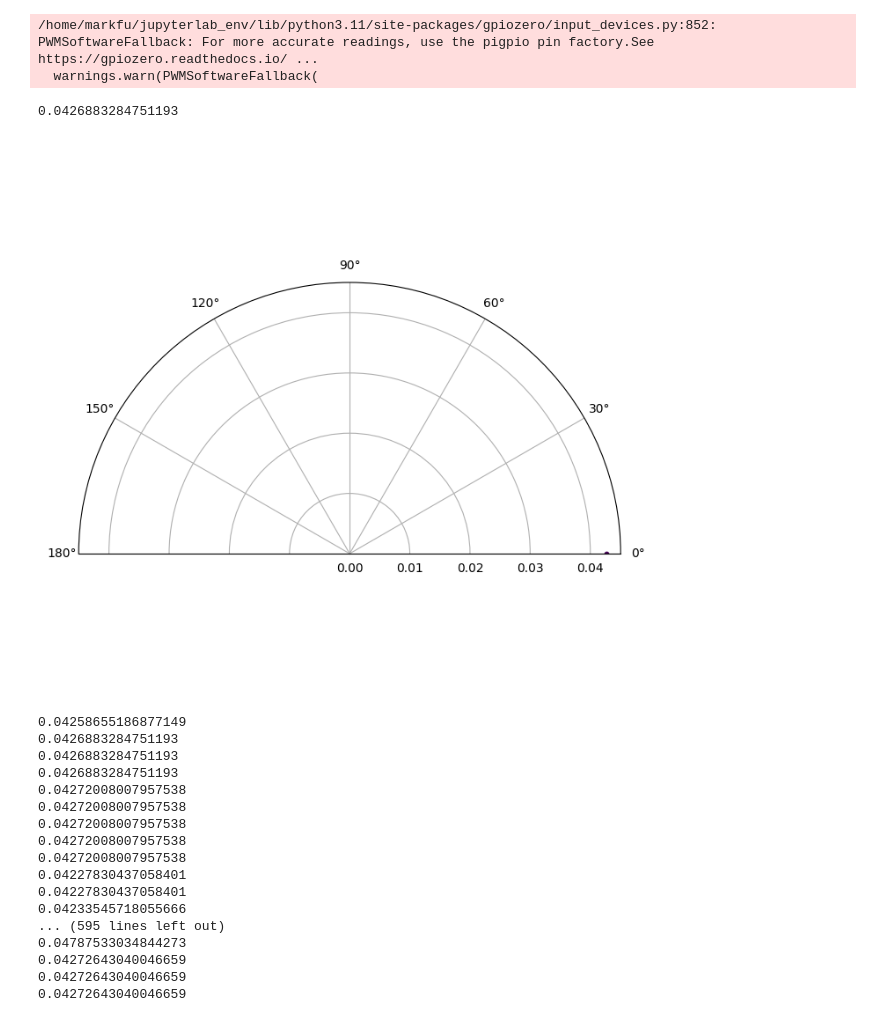
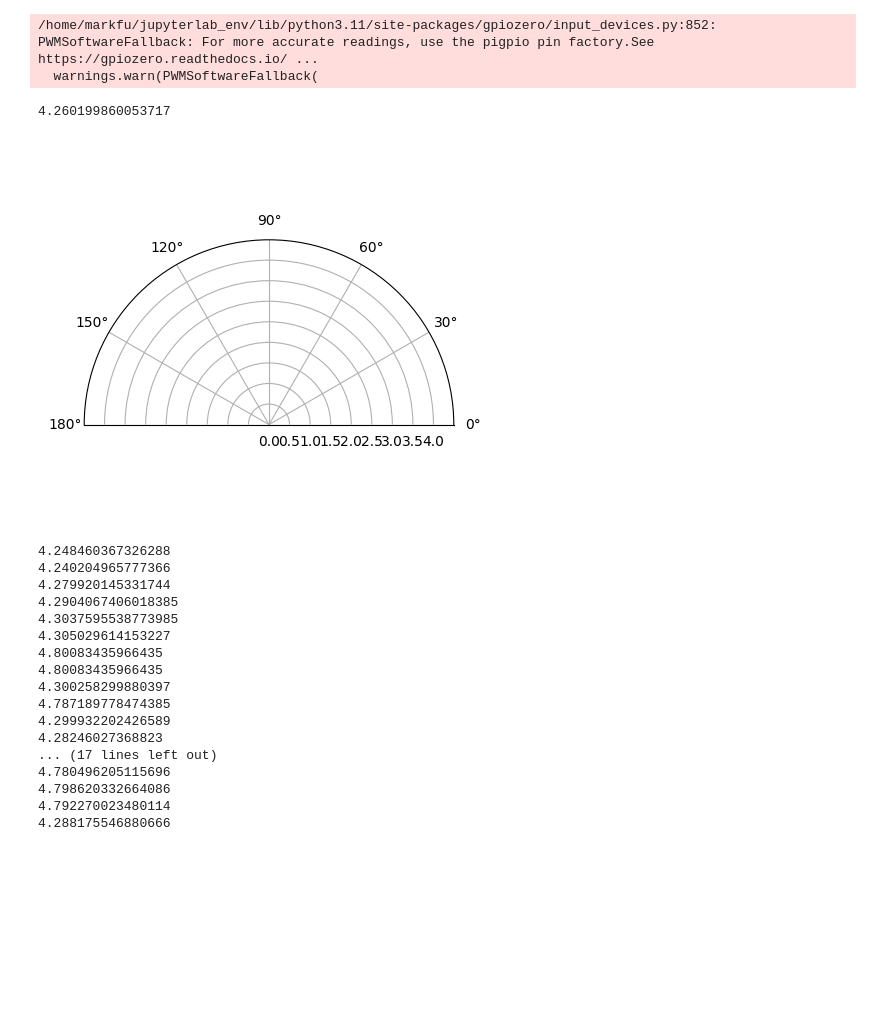
Before and after one commit to Morkedz/Rotary-Ultrasonic-Radar, a Jupyter notebook: Kernel_Test/radar_test1.ipynb, the cells around one changed output. Cells and saved outputs as stored; diff of their text form; code cells hidden in the pictures; blank space fills up the shorter version.

```diff
--- a/Kernel_Test/radar_test1.ipynb
+++ b/Kernel_Test/radar_test1.ipynb
@@ -23,62 +23,65 @@ distances = []
 def live_radar():
     global angles, distances
     plt.ion()
-    fig = plt.figure(figsize=(8, 8))
-    ax = fig.add_subplot(111, projection='polar')
+    ax = plt.subplot(111, projection='polar')
 
     total_steps = 256 #180 degree radar
     step_delay = 0.005
 
     try:
         while True:
             for s in range(total_steps):
                 motor.motor_run([17, 18, 19, 20], step_delay, 1, False, False, "half", 0)
 
                 current_angle = (s / 512) * 2 * np.pi
-                dist = ultrasonic.distance
+                dist = ultrasonic.distance * 100
 
                 angles.append(current_angle)
                 distances.append(dist)
-                print(dist)
 
                 if s % 5 == 0:
+                    print(dist)
                     ax.clear()
                     ax.set_thetamin(0)
                     ax.set_thetamax(180)
-                    ax.scatter(angles, distances, c=distances, cmap='viridis', s=10)
+                    ax.plot(angles, distances)
                     plt.pause(0.001)
-            angles, distances = [], []
-            motor.motor_run([17, 18, 19, 20], step_delay, total_steps, True, False, "half", 0.05)
+            for s in range(total_steps):
+                motor.motor_run([17, 18, 19, 20], step_delay, total_steps, True, False, "half", 0.05)
+                current_angle = ((512-s)/512)*2*np.pi
+                dist = ultrasonic.distance * 100
+                angles.append(current_angle)
+                distances.append(dist)
 
     except KeyboardInterrupt:
         print("Radar Stopped.")
     finally:
         GPIO.cleanup()
         plt.ioff()
         plt.show()
         ultrasonic.close()
 
 if __name__ == "__main__":
     live_radar()
 # %% [output]
 /home/markfu/jupyterlab_env/lib/python3.11/site-packages/gpiozero/input_devices.py:852: PWMSoftwareFallback: For more accurate readings, use the pigpio pin factory.See https://gpiozero.readthedocs.io/ ...
   warnings.warn(PWMSoftwareFallback(
-0.0426883284751193
+4.260199860053717
-[figure, old version]
+[figure, new version]
-0.04258655186877149
-0.0426883284751193
-0.0426883284751193
-0.0426883284751193
-0.04272008007957538
-0.04272008007957538
-0.04272008007957538
-0.04272008007957538
-0.04272008007957538
-0.04227830437058401
-0.04227830437058401
-0.04233545718055666
-... (595 lines left out)
-0.04787533034844273
-0.04272643040046659
-0.04272643040046659
-0.04272643040046659
+4.248460367326288
+4.240204965777366
+4.279920145331744
+4.2904067406018385
+4.3037595538773985
+4.305029614153227
+4.80083435966435
+4.80083435966435
+4.300258299880397
+4.787189778474385
+4.299932202426589
+4.28246027368823
+... (17 lines left out)
+4.780496205115696
+4.798620332664086
+4.792270023480114
+4.288175546880666
```
Also changed, not shown: 1 other file.
